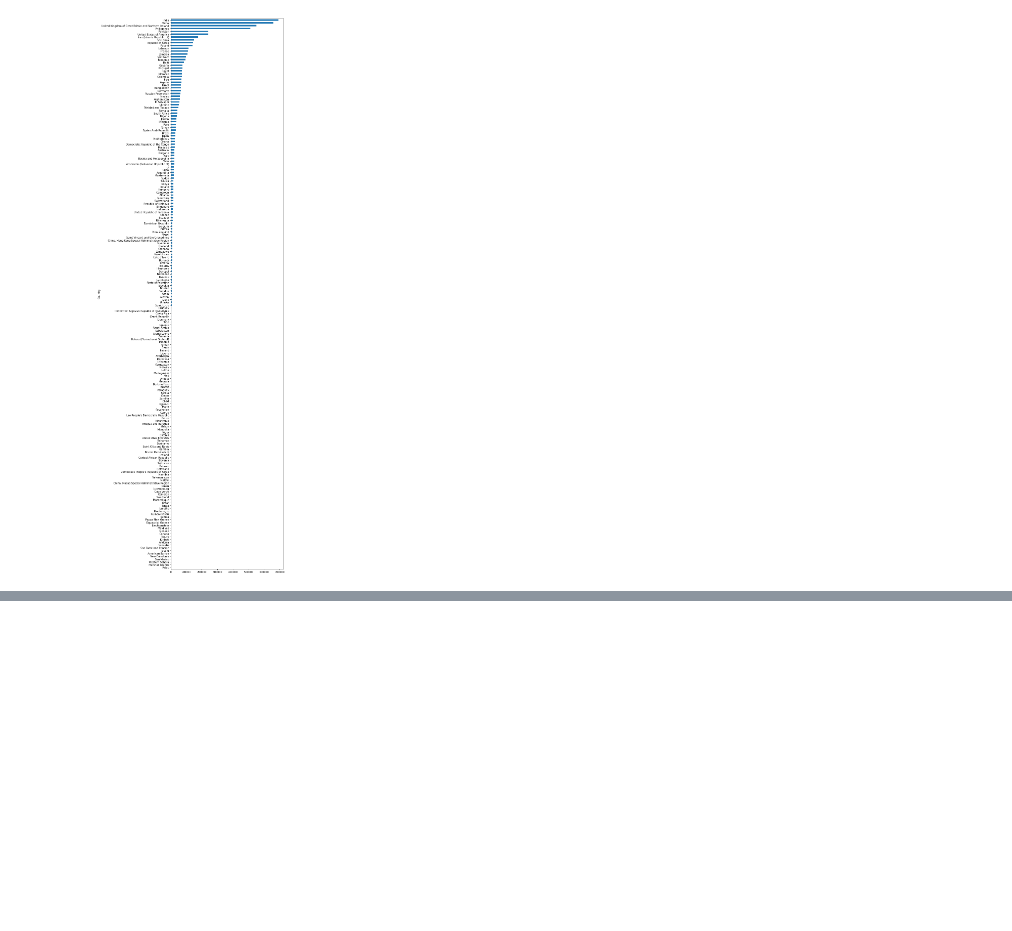
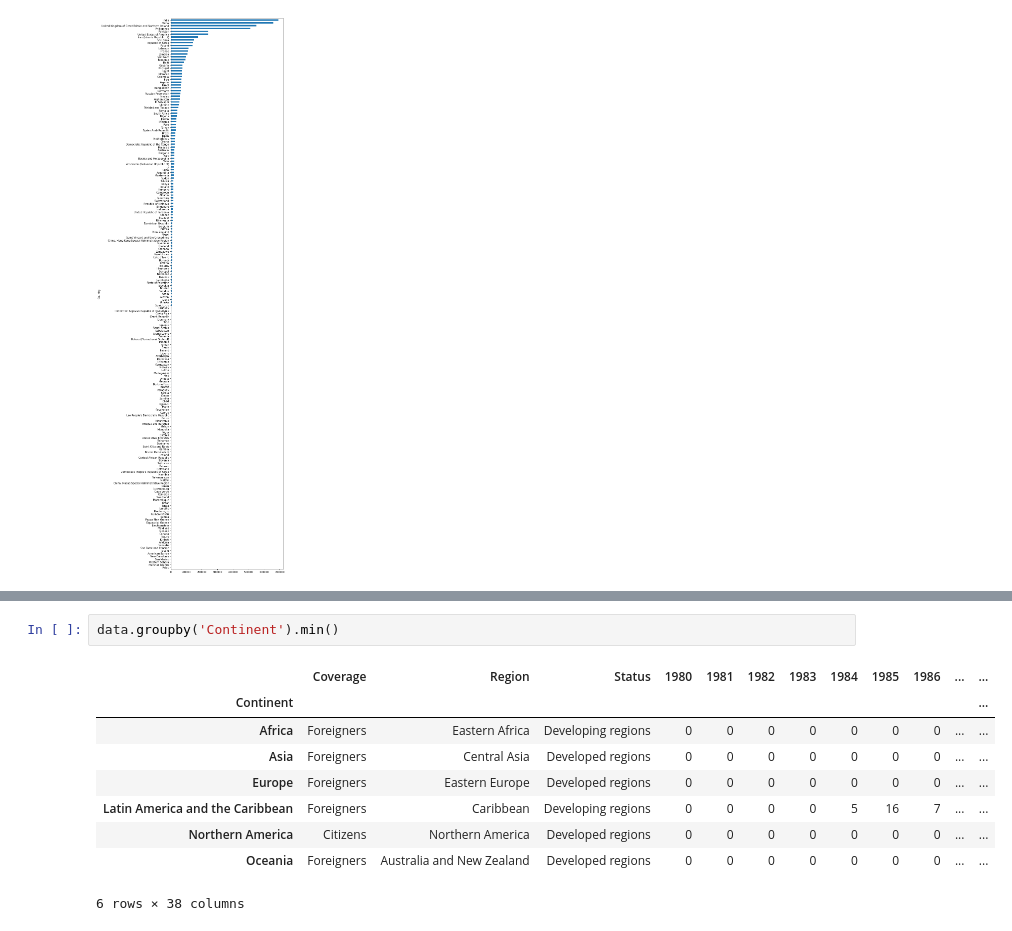
Before and after one commit to VarunDixit73/mydp, a Jupyter notebook: data_analysis/analytics.ipynb, the cells around one changed output, grey strips where cells are left out. Cells and saved outputs as stored; diff of their text form; blank space fills up the shorter version.

```diff
--- a/data_analysis/analytics.ipynb
+++ b/data_analysis/analytics.ipynb
@@ -350,0 +396,12 @@ plt.show()
+# %%
+data.groupby('Continent').min()
+# %% [output]
+|  | Coverage | Region | Status | 1980 | 1981 | 1982 | 1983 | 1984 | 1985 | 1986 | ... | ... |
+| Continent |  |  |  |  |  |  |  |  |  |  |  | ... |
+| Africa | Foreigners | Eastern Africa | Developing regions | 0 | 0 | 0 | 0 | 0 | 0 | 0 | ... | ... |
+| Asia | Foreigners | Central Asia | Developed regions | 0 | 0 | 0 | 0 | 0 | 0 | 0 | ... | ... |
+| Europe | Foreigners | Eastern Europe | Developed regions | 0 | 0 | 0 | 0 | 0 | 0 | 0 | ... | ... |
+| Latin America and the Caribbean | Foreigners | Caribbean | Developing regions | 0 | 0 | 0 | 0 | 5 | 16 | 7 | ... | ... |
+| Northern America | Citizens | Northern America | Developed regions | 0 | 0 | 0 | 0 | 0 | 0 | 0 | ... | ... |
+| Oceania | Foreigners | Australia and New Zealand | Developed regions | 0 | 0 | 0 | 0 | 0 | 0 | 0 | ... | ... |
+6 rows × 38 columns
```
Also changed, not shown: parts of 12 cells of this notebook.
